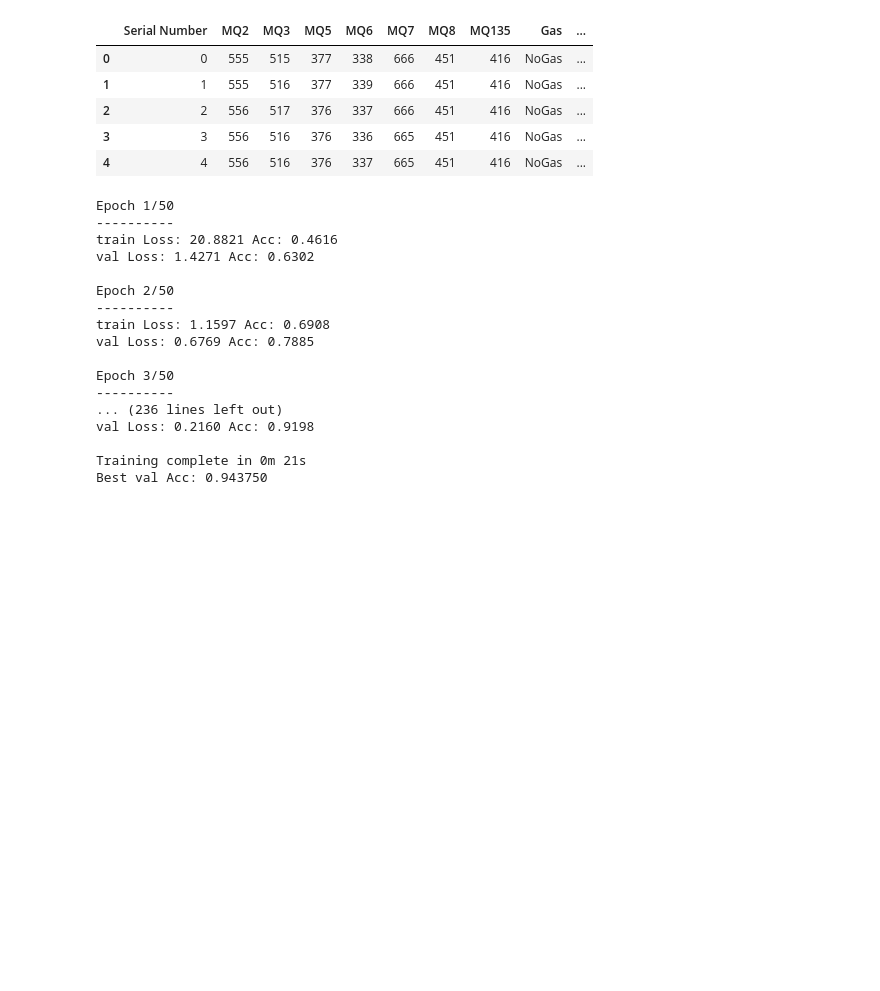
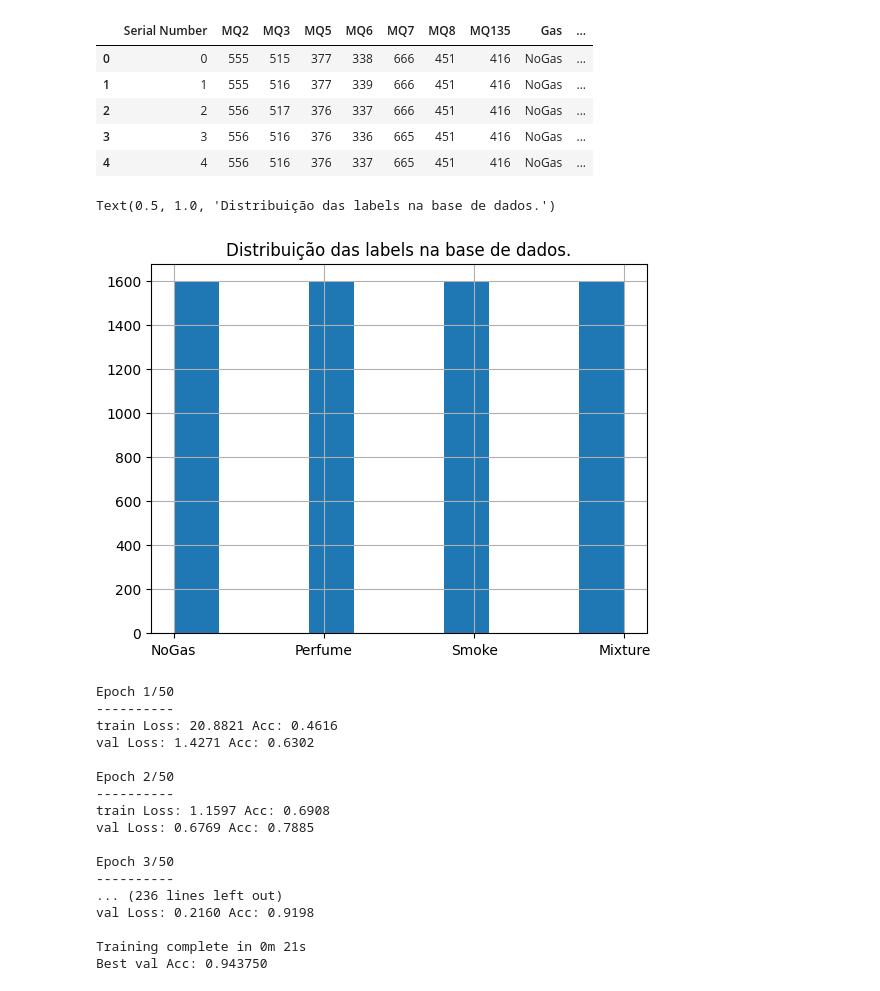
Before and after one commit to AmaralVh/gas-classification-neural-networks, a Jupyter notebook: cnn_detector_fumassa.ipynb, the cells around one changed output. Saved outputs shown, nothing was run; the diff lists cells and outputs as text; code cells hidden in the pictures; blank space fills up the shorter version.

```diff
--- a/cnn_detector_fumassa.ipynb
+++ b/cnn_detector_fumassa.ipynb
@@ -476,6 +476,13 @@ class SensorMLP(torch.nn.Module):
         return self.net(x)
 # %%
 gas_sensor_dataset = GasSensorDataset(csv_path)
+# %%
+# Histograma para visualizarmos o balanceamento das classes.
+gas_sensor_dataset.df["Gas"].hist()
+plt.title("Distribuição das labels na base de dados.")
+# %% [output]
+Text(0.5, 1.0, 'Distribuição das labels na base de dados.')
+[figure, added]
 # %%
 total_len = len(gas_sensor_dataset)
 train_len = int(0.7 * total_len)
```
Also changed, not shown: parts of 1 cell of this notebook.
